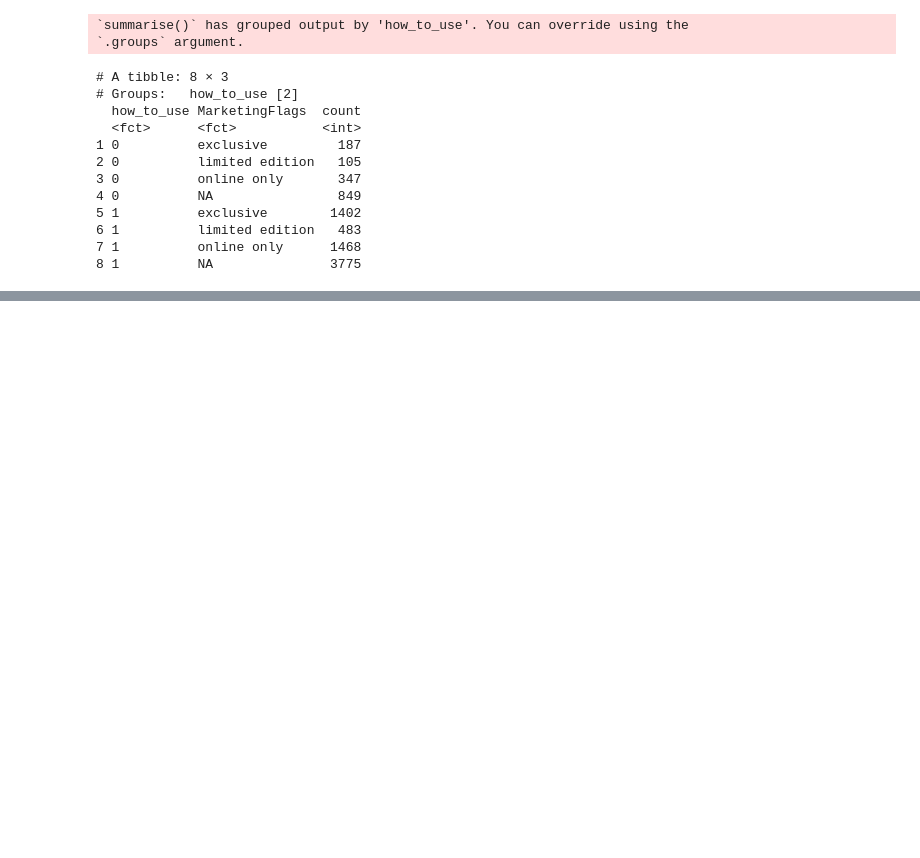
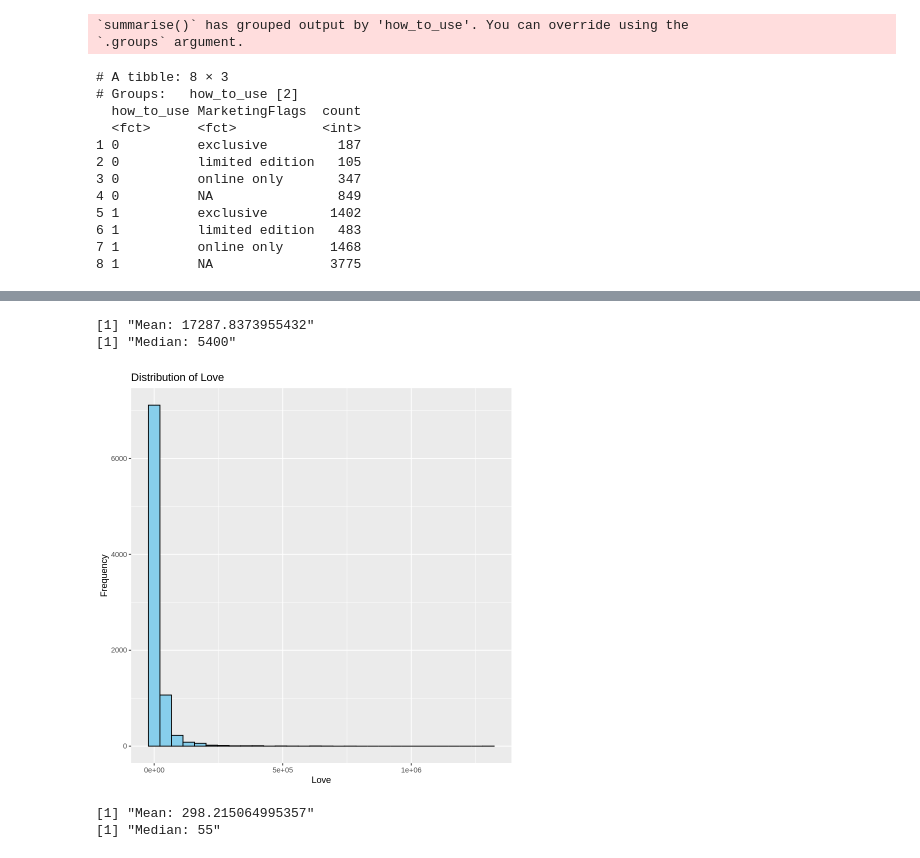
Before and after one commit to GeorgeM2000/Sephora-Statistical-Data-Analysis, a Jupyter notebook: Sephora_Statistical_Data_Analysis.ipynb, the cells around one changed output, grey strips where cells are left out. Saved outputs shown, nothing was run; the diff lists cells and outputs as text; code cells hidden in the pictures; blank space fills up the shorter version.

```diff
--- a/Sephora_Statistical_Data_Analysis.ipynb
+++ b/Sephora_Statistical_Data_Analysis.ipynb
@@ -150,0 +201,28 @@ print(sephora_df %>%
+# %%
+# Compute mean and median of the love
+love_mean_value <- mean(sephora_df$love, na.rm = TRUE)
+love_median_value <- median(sephora_df$love, na.rm = TRUE)
+
+# Display mean and median
+print(paste("Mean:", love_mean_value))
+print(paste("Median:", love_median_value))
+# %% [output]
+[1] "Mean: 17287.8373955432"
+[1] "Median: 5400"
+# %%
+ggplot(sephora_df, aes(x = love)) +
+  geom_histogram(bins = 30, fill = "skyblue", color = "black") +
+  labs(title = "Distribution of Love", x = "Love", y = "Frequency")
+# %% [output]
+[figure, added]
+# %%
+# Compute mean and median of the number of reviews
+nor_mean_value <- mean(sephora_df$number_of_reviews, na.rm = TRUE)
+nor_median_value <- median(sephora_df$number_of_reviews, na.rm = TRUE)
+
+# Display mean and median
+print(paste("Mean:", nor_mean_value))
+print(paste("Median:", nor_median_value))
+# %% [output]
+[1] "Mean: 298.215064995357"
+[1] "Median: 55"
```
Also changed, not shown: parts of 8 cells of this notebook.
